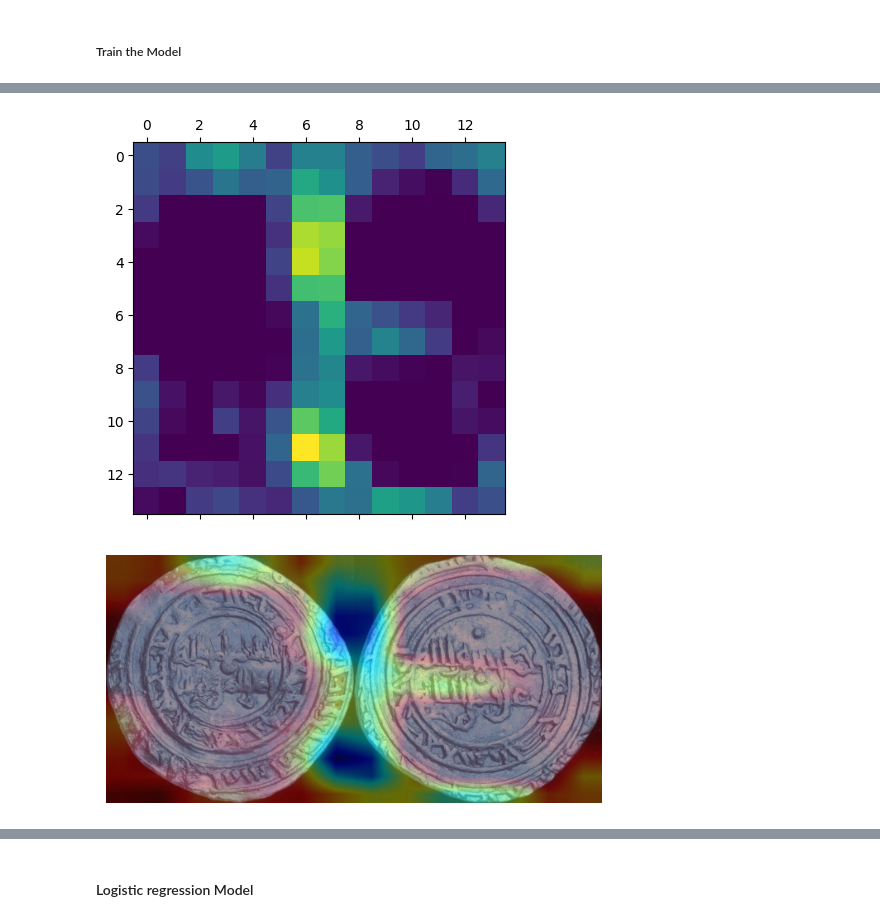
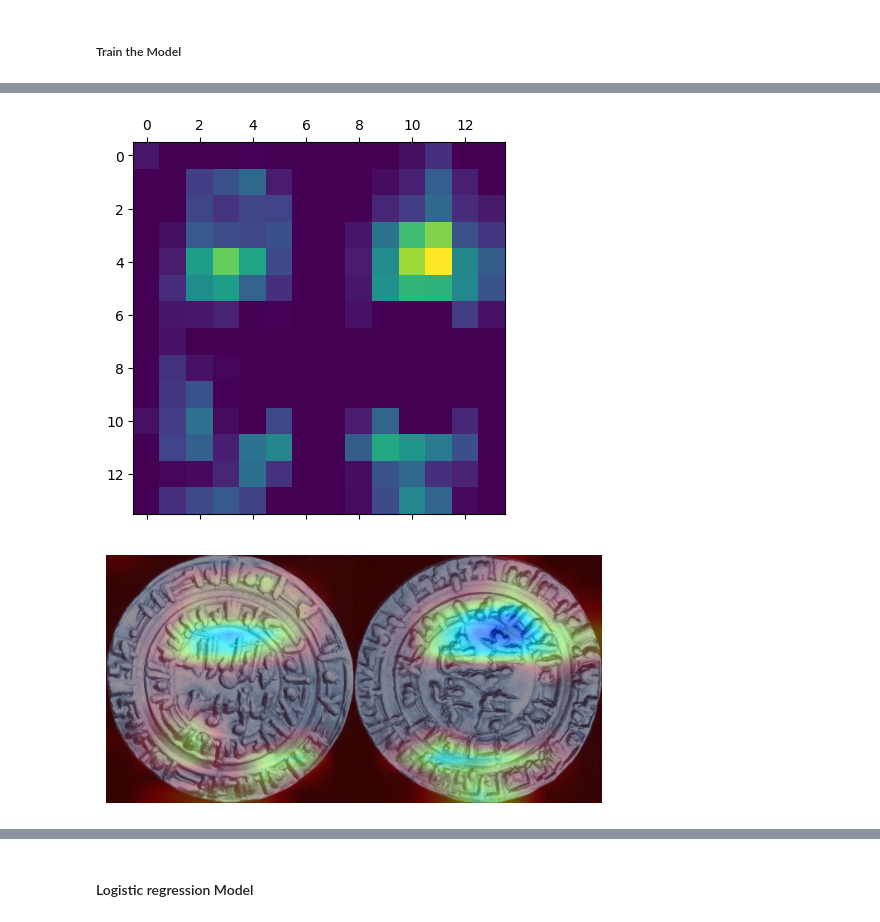
Before and after one commit to Aviost111/final_proj, a Jupyter notebook: feature_extraction_and_gradcam.ipynb, the cells around one changed output, grey strips where cells are left out. Drawn from its saved outputs; the diff is of its cells as text; code cells hidden in the pictures.

```diff
--- a/feature_extraction_and_gradcam.ipynb
+++ b/feature_extraction_and_gradcam.ipynb
@@ -220,11 +239,10 @@ Test accuracy: 0.91
+# %%
+# model = tf.keras.models.load_model('fine_tuned_vgg16.h5')
+model = tf.keras.models.load_model('fine_tuned_vgg16.keras')
 # %%
 # Function to generate Grad-CAM for the fine-tuned model
 def generate_gradcam(model, img_array, layer_name='block5_conv3'):
-    grad_model = tf.keras.models.Model(
-        inputs=[model.inputs],
-        outputs=[model.get_layer(layer_name).output, model.output]
-    )
-
+    grad_model = tf.keras.models.Model(inputs=[model.inputs], outputs=[model.get_layer(layer_name).output, model.output])
     with tf.GradientTape() as tape:
         conv_outputs, predictions = grad_model(img_array)
         top_pred_index = tf.argmax(predictions[0])
@@ -239,36 +257,35 @@ def generate_gradcam(model, img_array, layer_name='block5_conv3'):
     for i in range(pooled_grads.shape[-1]):
         conv_outputs[:, :, i] *= pooled_grads[i]
 
     heatmap = np.mean(conv_outputs, axis=-1)
     heatmap = np.maximum(heatmap, 0)
     heatmap /= np.max(heatmap)
 
     return heatmap
 
 # Load and preprocess the image
-img_path = 'Combined_images/combined_151152.1.jpg_151152.2.jpg'  # Replace with your image path
+img_path = 'Combined_images/combined_151119.1.jpg_151119.2.jpg'  # Replace with your image path
 img = load_img(img_path, target_size=(224, 224))
 img_array = img_to_array(img)
 img_array = np.expand_dims(img_array, axis=0)
 img_array = preprocess_input(img_array)
 
 # Generate Grad-CAM heatmap
-heatmap = generate_gradcam(model, img_array)
+heatmap = generate_gradcam(model, img_array, layer_name='block5_conv3')
 
 # Display the heatmap
 plt.matshow(heatmap)
 plt.show()
 
-
-# show the gradcam on the image
+# Superimpose the Grad-CAM heatmap on the original image
 img = cv2.imread(img_path)
 heatmap = cv2.resize(heatmap, (img.shape[1], img.shape[0]))
 heatmap = np.uint8(255 * heatmap)
 heatmap = cv2.applyColorMap(heatmap, cv2.COLORMAP_JET)
 superimposed_img = cv2.addWeighted(img, 0.6, heatmap, 0.4, 0)
 plt.imshow(superimposed_img)
 plt.axis('off')
 plt.show()
 # %% [output]
-[figure, old version]
+[figure, new version]
-[figure, old version]
+[figure, new version]
```
Also changed, not shown: parts of 8 cells of this notebook.
